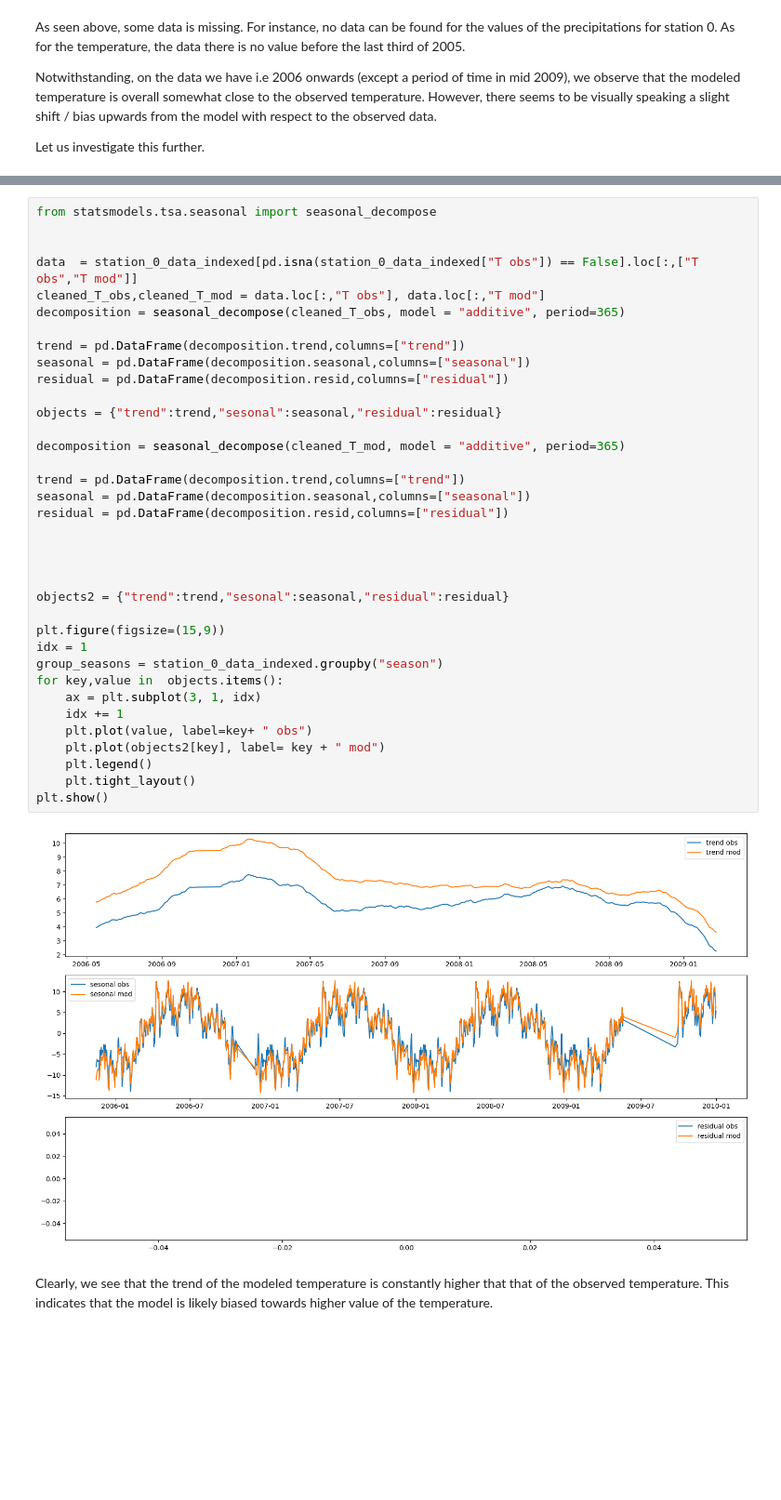
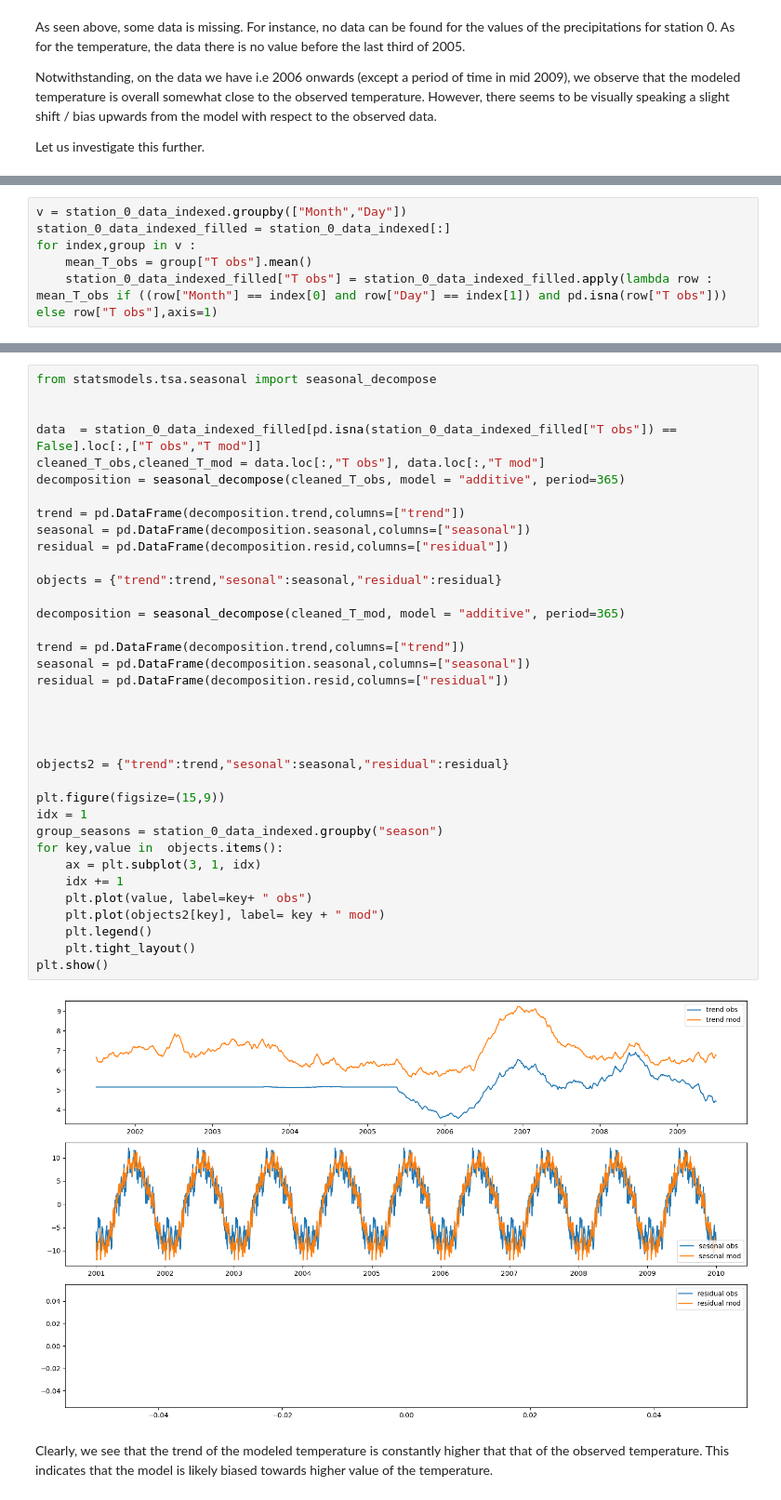
Before and after one commit to AIEnthousiast/Bias_Correction_Model, a Jupyter notebook: MasterNotebook.ipynb, the cells around one changed output, grey strips where cells are left out. Shown at 93% size. Cells and saved outputs as stored; diff of their text form; blank space fills up the shorter version.

```diff
--- a/MasterNotebook.ipynb
+++ b/MasterNotebook.ipynb
@@ -112,0 +127,6 @@ Let us investigate this further.
+# %%
+v = station_0_data_indexed.groupby(["Month","Day"])
+station_0_data_indexed_filled = station_0_data_indexed[:]
+for index,group in v :
+    mean_T_obs = group["T obs"].mean()
+    station_0_data_indexed_filled["T obs"] = station_0_data_indexed_filled.apply(lambda row : mean_T_obs if ((row["Month"] == index[0] and row["Day"] == index[1]) and pd.isna(row["T obs"])) else row["T obs"],axis=1)
@@ -158,40 +201,40 @@ One way to see clearer is to graph the trends of both the observed data and the
 from statsmodels.tsa.seasonal import seasonal_decompose
 
 
-data  = station_0_data_indexed[pd.isna(station_0_data_indexed["T obs"]) == False].loc[:,["T obs","T mod"]]
+data  = station_0_data_indexed_filled[pd.isna(station_0_data_indexed_filled["T obs"]) == False].loc[:,["T obs","T mod"]]
 cleaned_T_obs,cleaned_T_mod = data.loc[:,"T obs"], data.loc[:,"T mod"]
 decomposition = seasonal_decompose(cleaned_T_obs, model = "additive", period=365)
 
 trend = pd.DataFrame(decomposition.trend,columns=["trend"])
 seasonal = pd.DataFrame(decomposition.seasonal,columns=["seasonal"])
 residual = pd.DataFrame(decomposition.resid,columns=["residual"])
 
 objects = {"trend":trend,"sesonal":seasonal,"residual":residual}
 
 decomposition = seasonal_decompose(cleaned_T_mod, model = "additive", period=365)
 
 trend = pd.DataFrame(decomposition.trend,columns=["trend"])
 seasonal = pd.DataFrame(decomposition.seasonal,columns=["seasonal"])
 residual = pd.DataFrame(decomposition.resid,columns=["residual"])
 
 
 
 
 objects2 = {"trend":trend,"sesonal":seasonal,"residual":residual}
 
 plt.figure(figsize=(15,9))
 idx = 1
 group_seasons = station_0_data_indexed.groupby("season")
 for key,value in  objects.items():
     ax = plt.subplot(3, 1, idx)
     idx += 1
     plt.plot(value, label=key+ " obs")
     plt.plot(objects2[key], label= key + " mod")
     plt.legend()
     plt.tight_layout()
 plt.show()
 # %% [output]
-[figure, old version]
+[figure, new version]
 # %% [markdown]
 Clearly, we see that the trend of the modeled temperature is constantly higher that that of the observed temperature. This indicates that the model is likely biased towards higher value of the temperature.
 # %% [markdown]
```
Also changed, not shown: parts of 26 cells of this notebook, 2 other files.
